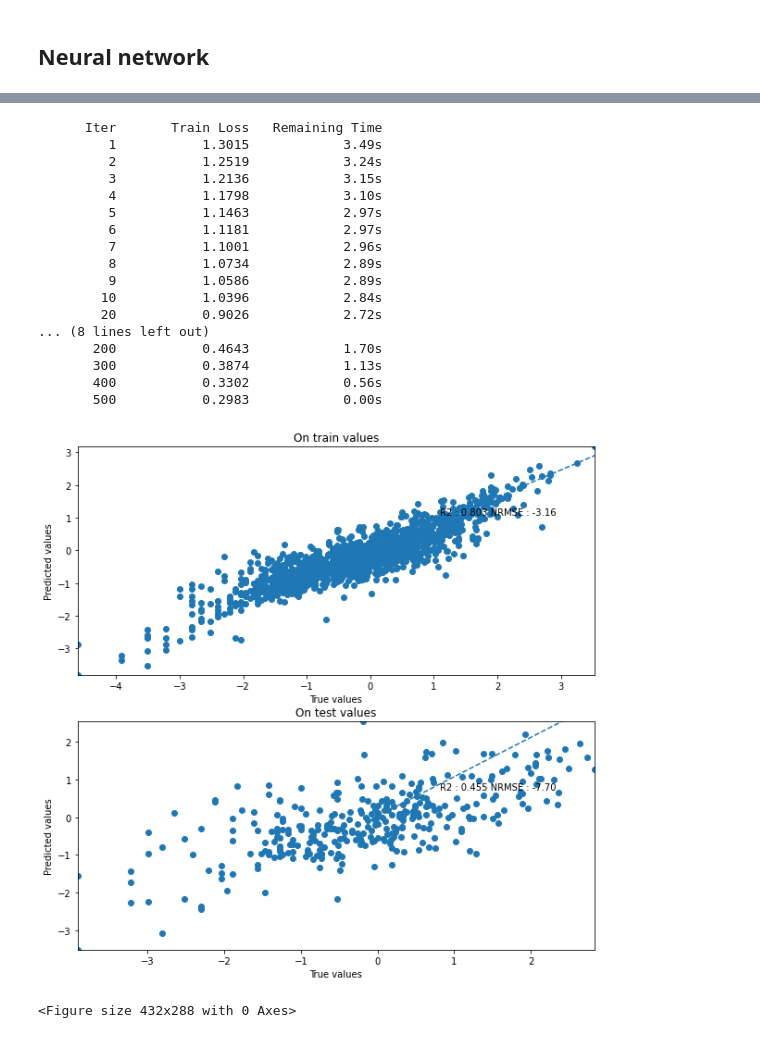
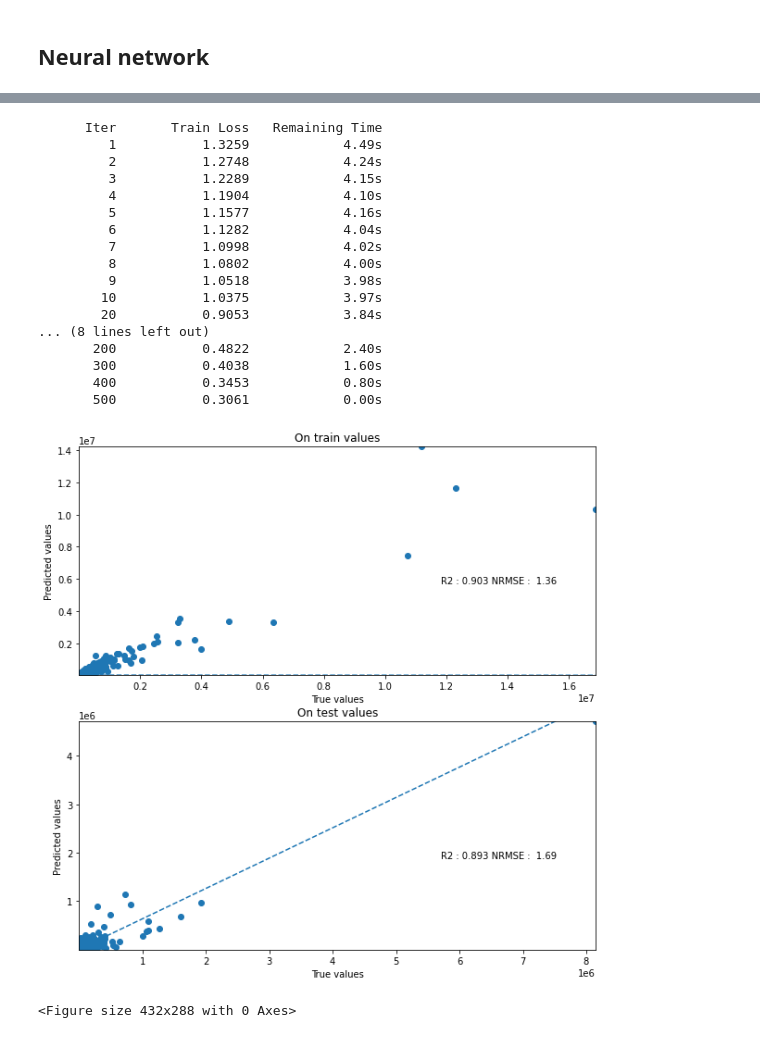
Before and after one commit to NicoJanko/Project_4_OPC, a Jupyter notebook: Projet_4_CO2.ipynb, the cells around one changed output, grey strips where cells are left out. Cells and saved outputs as stored; diff of their text form; code cells hidden in the pictures.

Commit message:
Changed target to normalized to square foot. Big increase in performance.

```diff
--- a/Projet_4_CO2.ipynb
+++ b/Projet_4_CO2.ipynb
@@ -14,6 +14,7 @@ df = pd.read_csv('data_full.csv')
 data_num = df
 target_tag ='GHGEmissionsIntensity'
 target = data_num[target_tag]
+sqf = data_num['PropertyGFATotal']
 data_num = data_num.drop(labels = [target_tag,'SiteEnergyUse(kBtu)', 'ENERGYSTARScore','SiteEUI(kBtu/sf)', 'TotalGHGEmissions' ], axis = 1)
 # %%
 data_num.info()
@@ -34,7 +35,7 @@ from sklearn import linear_model
 line_reg = linear_model.LinearRegression()
 # %%
 #first let's test this on knregressoe
-xtrain, xtest, ytrain, ytest = train_test_split(data_num, target, test_size = 0.2)
+xtrain, xtest, ytrain, ytest, sqftrain, sqftest = train_test_split(data_num, target, sqf, test_size = 0.2)
 
 #let's standard scale
 
@@ -42,36 +43,51 @@ sscaler = sk_prepro.StandardScaler()
 sscaler_fit = sscaler.fit(xtrain)
 xtrain = sscaler_fit.transform(xtrain)
 xtest = sscaler_fit.transform(xtest)
-
 #log scale the target
 ytrain = np.log(ytrain)
 ytest = np.log(ytest)
+
+sqftrain = np.array(sqftrain).reshape(-1,1)
+sqftest = np.array(sqftest).reshape(-1,1)
 # %%
 def true_pred_plot(y_train,pred_train, y_test, pred_test):
     fig, ax = plt.subplots(2, figsize = (10,10))
 
-    line_reg_train = line_reg.fit(np.array(pred_train).reshape(-1,1),y_train)
-    r2_train = line_reg_train.score(np.array(pred_train).reshape(-1,1),y_train)
-    rmse_train = (np.sqrt(metrics.mean_squared_error(y_train, pred_train))/np.mean(ytrain))
+    y_train= np.array(np.exp(y_train)).reshape(-1,1)
+    pred_train = np.array(np.exp(pred_train)).reshape(-1,1)
+    y_test = np.array(np.exp(y_test)).reshape(-1,1)
+    pred_test = np.array(np.exp(pred_test)).reshape(-1,1)
+
+
+
+    y_train = y_train*sqftrain
+    pred_train = pred_train*sqftrain
+
+    line_reg_train = line_reg.fit(pred_train,y_train)
+    r2_train = line_reg_train.score(pred_train,y_train)
+    rmse_train = (np.sqrt(metrics.mean_squared_error(y_train, pred_train))/np.mean(y_train))
     a = float(line_reg_train.coef_)
     b= line_reg_train.intercept_
     ax[0].scatter( y_train, pred_train)
     ax[0].plot([a*np.abs(b)+b, a*y_train.max()+b],[np.abs(b), ytrain.max()], linestyle = 'dashed')
-    ax[0].text(0.7,0.7,'R2 : {:.3f} NRMSE : {: .2f}'.format(r2_train,rmse_train), transform = ax[0].transAxes)
+    ax[0].text(0.7,0.4,'R2 : {:.3f} NRMSE : {: .2f}'.format(r2_train,rmse_train), transform = ax[0].transAxes)
     ax[0].set_xlabel('True values')
     ax[0].set_ylabel('Predicted values')
     ax[0].set_xlim(y_train.min(),y_train.max())
     ax[0].set_ylim(pred_train.min(),pred_train.max())
     ax[0].set_title('On train values')
 
-    line_reg_test  = line_reg.fit(np.array(pred_test).reshape(-1,1),y_test)
-    r2_test =  line_reg_test.score(np.array(pred_test).reshape(-1,1),y_test)
-    rmse_test = (np.sqrt(metrics.mean_squared_error(y_test, pred_test))/np.mean(ytest))
+    y_test = y_test*sqftest
+    pred_test = pred_test*sqftest
+
+    line_reg_test  = line_reg.fit(pred_test,y_test)
+    r2_test =  line_reg_test.score(pred_test,y_test)
+    rmse_test = (np.sqrt(metrics.mean_squared_error(y_test, pred_test))/np.mean(y_test))
     a = float(line_reg_test.coef_)
     b=  line_reg_test.intercept_
     ax[1].scatter( y_test, pred_test)
     ax[1].plot([a*np.abs(b)+b, a*y_test.max()+b],[np.abs(b), y_test.max()], linestyle = 'dashed')
-    ax[1].text(0.7,0.7,'R2 : {:.3f} NRMSE : {: .2f}'.format(r2_test, rmse_test), transform = ax[1].transAxes)
+    ax[1].text(0.7,0.4,'R2 : {:.3f} NRMSE : {: .2f}'.format(r2_test, rmse_test), transform = ax[1].transAxes)
     ax[1].set_xlabel('True values')
     ax[1].set_ylabel('Predicted values')
     ax[1].set_xlim(y_test.min(),y_test.max())
@@ -382,43 +380,46 @@ plt.show()
 # %%
 #let's try to drop useless columns
 label = []
 for i in nul_col:
     label.append(data_num.columns[i])
 data_test = data_num.drop(axis = 1, labels = label)
 
-xtrain, xtest, ytrain, ytest = train_test_split(data_test, target, test_size = 0.2)
+xtrain, xtest, ytrain, ytest, sqftrain, sqftest = train_test_split(data_num, target, sqf, test_size = 0.2)
 
 #let's standard scale
 
 sscaler = sk_prepro.StandardScaler()
 sscaler_fit = sscaler.fit(xtrain)
 xtrain = sscaler_fit.transform(xtrain)
 xtest = sscaler_fit.transform(xtest)
 #log scale the target
 ytrain = np.log(ytrain)
 ytest = np.log(ytest)
 
+sqftrain = np.array(sqftrain).reshape(-1,1)
+sqftest = np.array(sqftest).reshape(-1,1)
+
 gbr = GradientBoostingRegressor(n_estimators = 500, verbose = 1)
 model = gbr.fit(xtrain, ytrain)
 
 true_pred_plot(ytrain, model.predict(xtrain), ytest, model.predict(xtest))
 # %% [output]
       Iter       Train Loss   Remaining Time
-         1           1.3015            3.49s
-         2           1.2519            3.24s
-         3           1.2136            3.15s
-         4           1.1798            3.10s
-         5           1.1463            2.97s
-         6           1.1181            2.97s
-         7           1.1001            2.96s
-         8           1.0734            2.89s
-         9           1.0586            2.89s
-        10           1.0396            2.84s
-        20           0.9026            2.72s
+         1           1.3259            4.49s
+         2           1.2748            4.24s
+         3           1.2289            4.15s
+         4           1.1904            4.10s
+         5           1.1577            4.16s
+         6           1.1282            4.04s
+         7           1.0998            4.02s
+         8           1.0802            4.00s
+         9           1.0518            3.98s
+        10           1.0375            3.97s
+        20           0.9053            3.84s
 ... (8 lines left out)
-       200           0.4643            1.70s
-       300           0.3874            1.13s
-       400           0.3302            0.56s
-       500           0.2983            0.00s
+       200           0.4822            2.40s
+       300           0.4038            1.60s
+       400           0.3453            0.80s
+       500           0.3061            0.00s
-[figure, old version]
+[figure, new version]
 <Figure size 432x288 with 0 Axes>
```
Also changed, not shown: parts of 16 cells of this notebook.
